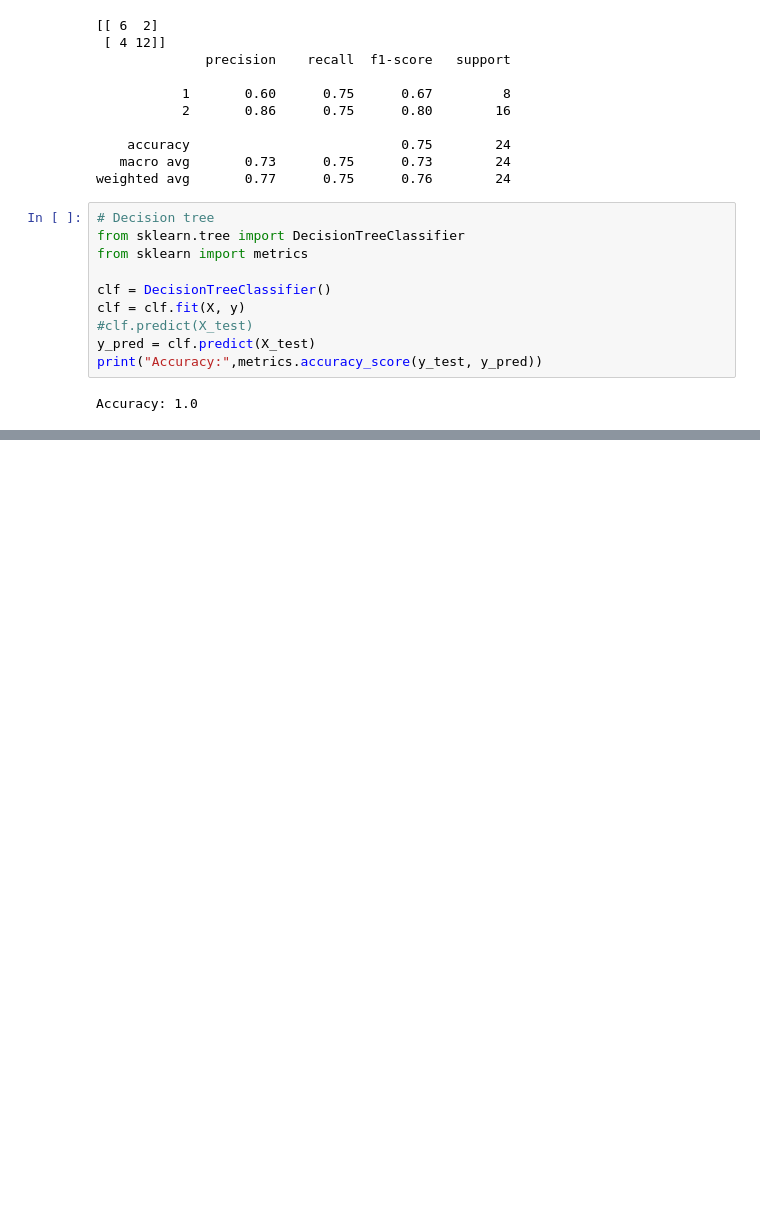
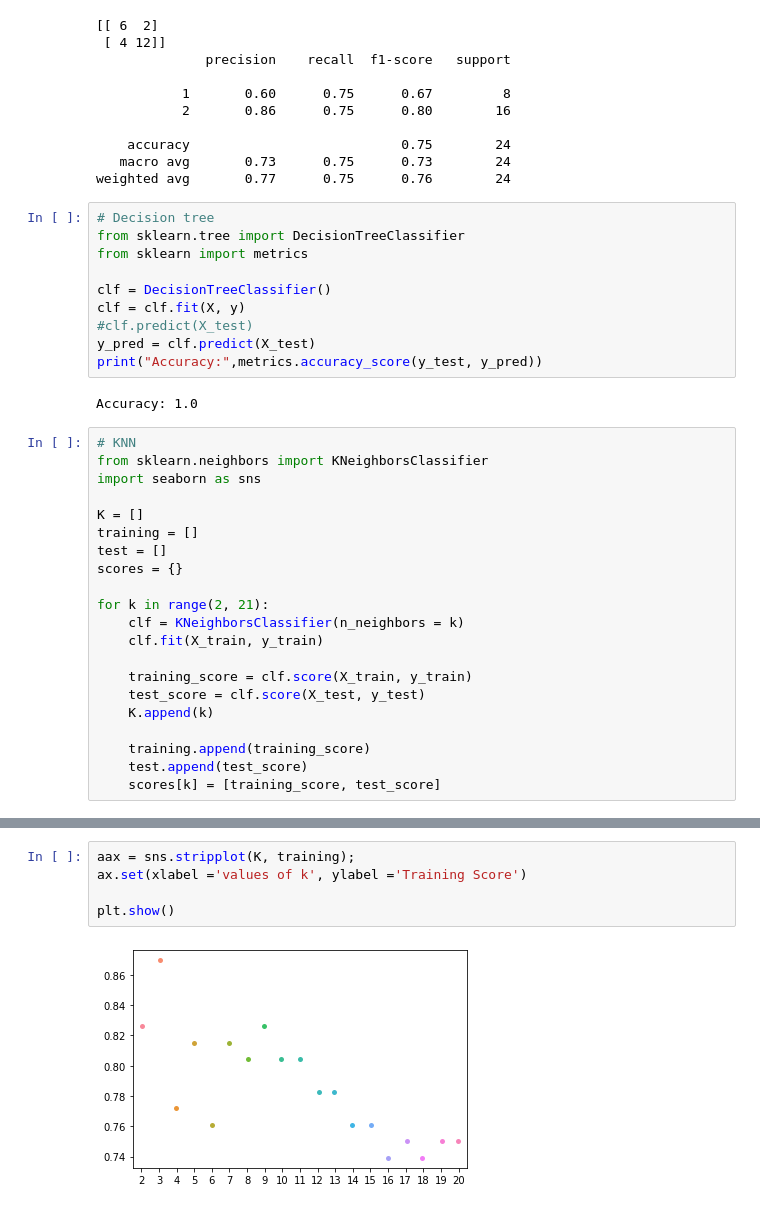
Before and after one commit to zahrasalarian/Artificial-Intelligence-in-Medicine-Projects, a Jupyter notebook: p1/main.ipynb, the cells around one changed output, grey strips where cells are left out. Saved outputs shown, nothing was run; the diff lists cells and outputs as text; blank space fills up the shorter version.

```diff
--- a/p1/main.ipynb
+++ b/p1/main.ipynb
@@ -126,3 +126,24 @@ y_pred = clf.predict(X_test)
 print("Accuracy:",metrics.accuracy_score(y_test, y_pred))
 # %% [output]
 Accuracy: 1.0
+# %%
+# KNN
+from sklearn.neighbors import KNeighborsClassifier
+import seaborn as sns
+
+K = []
+training = []
+test = []
+scores = {}
+
+for k in range(2, 21):
+    clf = KNeighborsClassifier(n_neighbors = k)
+    clf.fit(X_train, y_train)
+
+    training_score = clf.score(X_train, y_train)
+    test_score = clf.score(X_test, y_test)
+    K.append(k)
+
+    training.append(training_score)
+    test.append(test_score)
+    scores[k] = [training_score, test_score]
@@ -128,0 +175,7 @@ Accuracy: 1.0
+# %%
+aax = sns.stripplot(K, training);
+ax.set(xlabel ='values of k', ylabel ='Training Score')
+
+plt.show()
+# %% [output]
+[figure, added]
```
Also changed, not shown: parts of 2 cells of this notebook.
